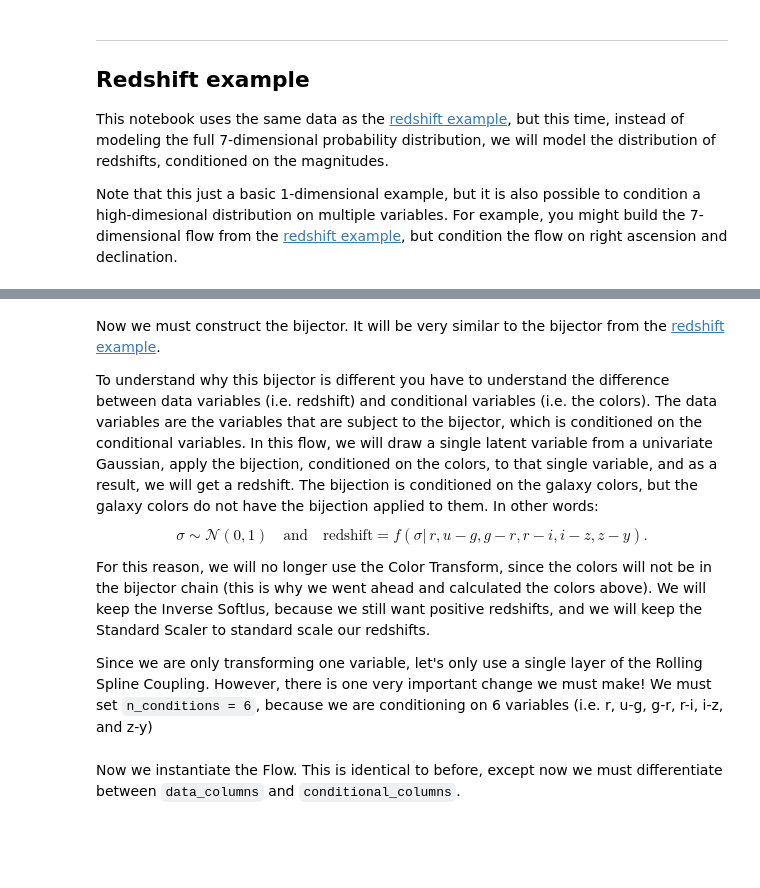
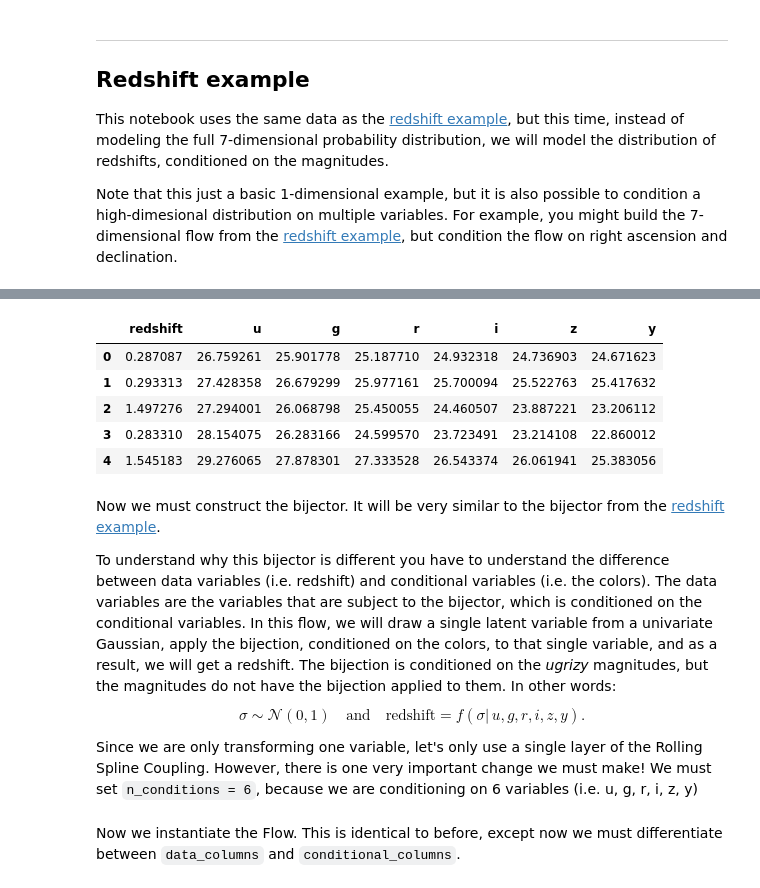
Before and after one commit to jfcrenshaw/pzflow, a Jupyter notebook: examples/conditional_redshift_example.ipynb, the cells around one changed output, grey strips where cells are left out. Saved outputs shown, nothing was run; the diff lists cells and outputs as text; code cells hidden in the pictures; blank space fills up the shorter version.

Commit message:
Updated the conditional example.

```diff
--- a/examples/conditional_redshift_example.ipynb
+++ b/examples/conditional_redshift_example.ipynb
@@ -47,3 +27,14 @@ WARNING:absl:No GPU/TPU found, falling back to CPU. (Set TF_CPP_MIN_LOG_LEVEL=0
+# %%
+# load the galaxy data
+data = get_galaxy_data()
+data.head()
+# %% [output]
+|  | redshift | u | g | r | i | z | y |
+| 0 | 0.287087 | 26.759261 | 25.901778 | 25.187710 | 24.932318 | 24.736903 | 24.671623 |
+| 1 | 0.293313 | 27.428358 | 26.679299 | 25.977161 | 25.700094 | 25.522763 | 25.417632 |
+| 2 | 1.497276 | 27.294001 | 26.068798 | 25.450055 | 24.460507 | 23.887221 | 23.206112 |
+| 3 | 0.283310 | 28.154075 | 26.283166 | 24.599570 | 23.723491 | 23.214108 | 22.860012 |
+| 4 | 1.545183 | 29.276065 | 27.878301 | 27.333528 | 26.543374 | 26.061941 | 25.383056 |
 # %% [markdown]
 Now we must construct the bijector.
 It will be very similar to the bijector from the [redshift example](https://github.com/jfcrenshaw/pzflow/blob/main/examples/redshift_example.ipynb).
@@ -51,16 +42,13 @@ It will be very similar to the bijector from the [redshift example](https://gith
 To understand why this bijector is different you have to understand the difference between data variables (i.e. redshift) and conditional variables (i.e. the colors).
 The data variables are the variables that are subject to the bijector, which is conditioned on the conditional variables.
 In this flow, we will draw a single latent variable from a univariate Gaussian, apply the bijection, conditioned on the colors, to that single variable, and as a result, we will get a redshift.
-The bijection is conditioned on the galaxy colors, but the galaxy colors do not have the bijection applied to them.
+The bijection is conditioned on the *ugrizy* magnitudes, but the magnitudes do not have the bijection applied to them.
 In other words:
-$$ \sigma \sim \mathcal{N}(0,1) \quad \text{and} \quad \text{redshift} = f(\sigma| \, r, u-g, g-r, r-i, i-z, z-y).$$
-
-For this reason, we will no longer use the Color Transform, since the colors will not be in the bijector chain (this is why we went ahead and calculated the colors above).
-We will keep the Inverse Softlus, because we still want positive redshifts, and we will keep the Standard Scaler to standard scale our redshifts.
+$$ \sigma \sim \mathcal{N}(0,1) \quad \text{and} \quad \text{redshift} = f(\sigma| \, u, g, r, i, z, y).$$
 
 Since we are only transforming one variable, let's only use a single layer of the Rolling Spline Coupling.
 However, there is one very important change we must make!
-We must set `n_conditions = 6`, because we are conditioning on 6 variables (i.e. r, u-g, g-r, r-i, i-z, and z-y)
+We must set `n_conditions = 6`, because we are conditioning on 6 variables (i.e. u, g, r, i, z, y)
 # %%
 # set the inverse softplus parameters,
 # to ensure that sampled redshifts are positive
```
Also changed, not shown: parts of 9 cells of this notebook.
